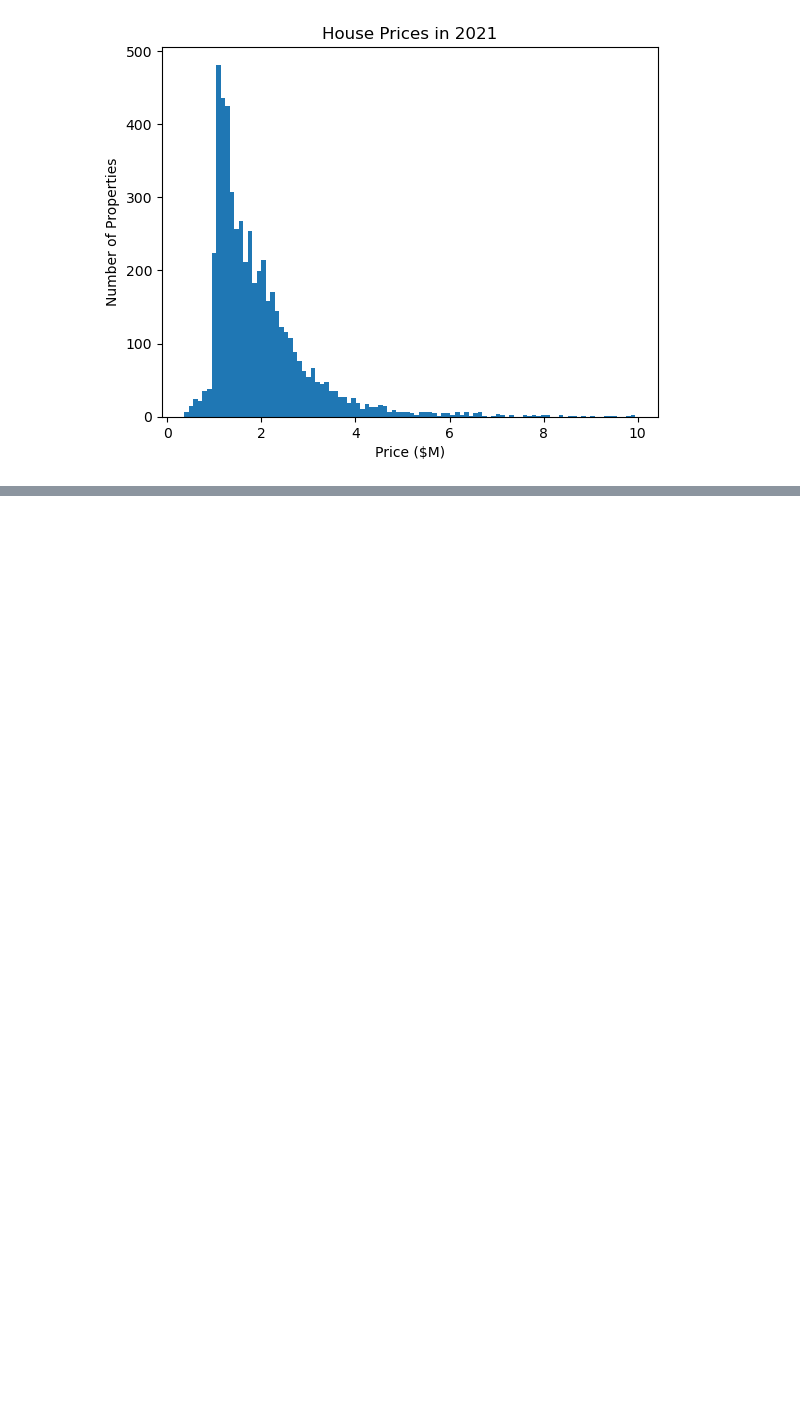
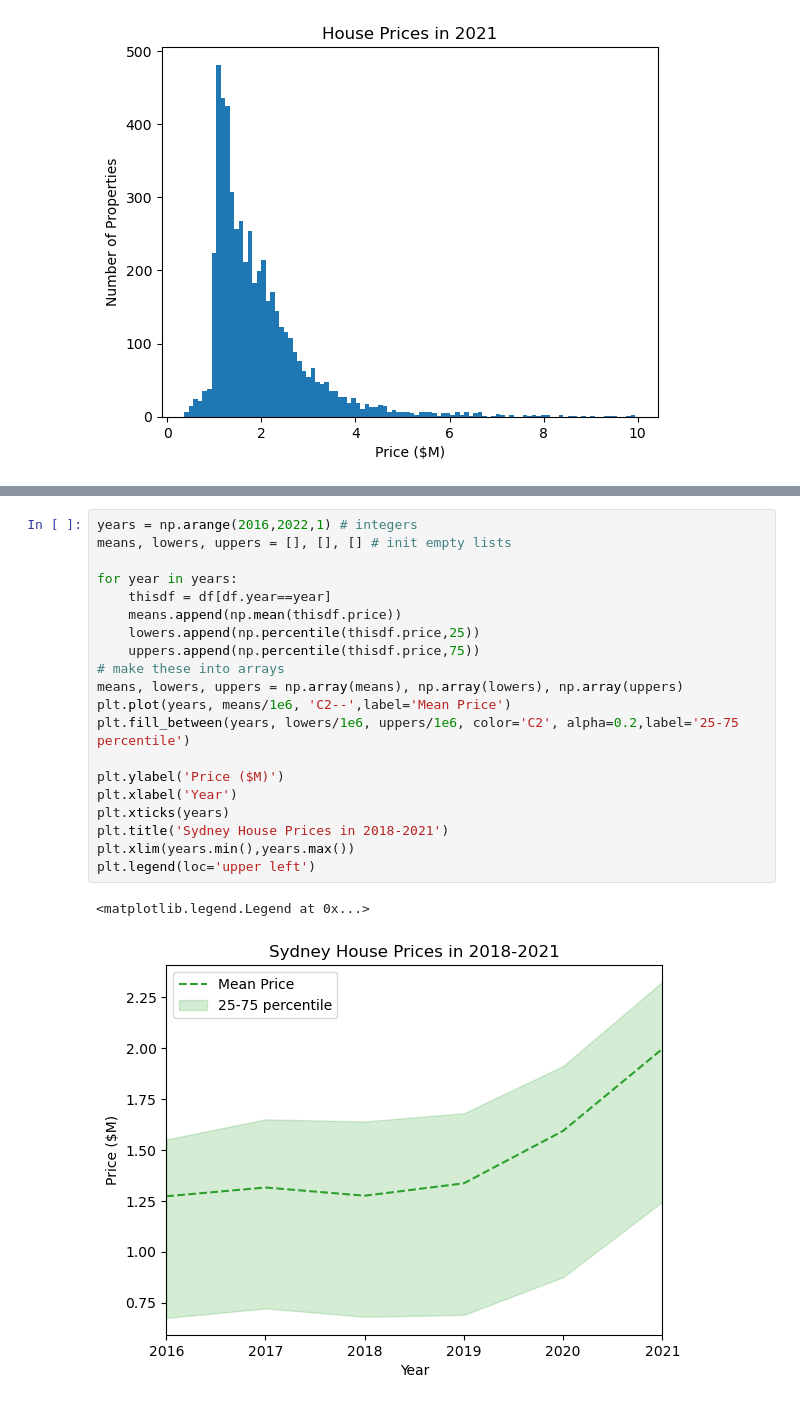
Before and after one commit to benjaminpope/quarto-mq-revealjs-theme, a Jupyter notebook: domain.ipynb, the cells around one changed output, grey strips where cells are left out. Cells and saved outputs as stored; diff of their text form; blank space fills up the shorter version.

```diff
--- a/domain.ipynb
+++ b/domain.ipynb
@@ -45,0 +125,23 @@ Text(0, 0.5, 'Fraction of Properties')
+# %%
+years = np.arange(2016,2022,1) # integers
+means, lowers, uppers = [], [], [] # init empty lists
+
+for year in years:
+	thisdf = df[df.year==year]
+	means.append(np.mean(thisdf.price))
+	lowers.append(np.percentile(thisdf.price,25))
+	uppers.append(np.percentile(thisdf.price,75))
+# make these into arrays
+means, lowers, uppers = np.array(means), np.array(lowers), np.array(uppers)
+plt.plot(years, means/1e6, 'C2--',label='Mean Price')
+plt.fill_between(years, lowers/1e6, uppers/1e6, color='C2', alpha=0.2,label='25-75 percentile')
+
+plt.ylabel('Price ($M)')
+plt.xlabel('Year')
+plt.xticks(years)
+plt.title('Sydney House Prices in 2018-2021')
+plt.xlim(years.min(),years.max())
+plt.legend(loc='upper left')
+# %% [output]
+<matplotlib.legend.Legend at 0x...>
+[figure, added]
```
Also changed, not shown: parts of 17 cells of this notebook, 11 other files.
